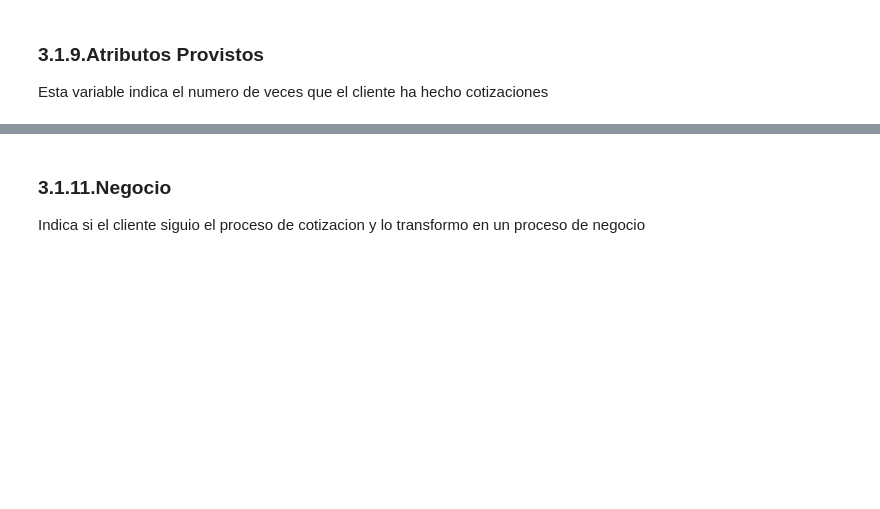
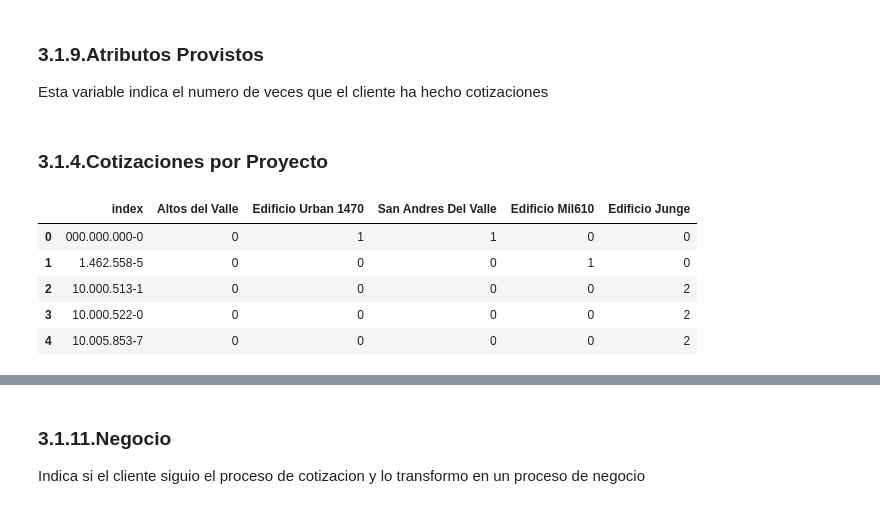
Before and after one commit to jcardenaslie/mem_aitue, a Jupyter notebook: Main Project/Data Preparation.ipynb, the cells around one changed output, grey strips where cells are left out. Cells and saved outputs as stored; diff of their text form; code cells hidden in the pictures; blank space fills up the shorter version.

```diff
--- a/Main Project/Data Preparation.ipynb
+++ b/Main Project/Data Preparation.ipynb
@@ -549,2 +581,35 @@ cot_mod['is_estado_civil'] = ~cot_all['Estado Civil'].isnull()
 
 cot_mod = cot_mod.drop(['Telefono','Correo Electronico','Telefono','Nombre','Apellido 1','Apellido 2','Nombre Completo'], axis=1)
+# %% [markdown]
+### 3.1.4.Cotizaciones por Proyecto
+# %%
+rut_dict = dict()
+
+
+for index, row in cot_mod.iterrows():
+    rut = row['Format Rut']
+    pr = row['Proyecto']
+
+    if rut not in rut_dict.keys():
+        rut_dict[rut] = dict()
+        rut_dict[rut]['Altos del Valle'] = 0
+        rut_dict[rut]['Edificio Urban 1470'] = 0
+        rut_dict[rut]['San Andres Del Valle'] = 0
+        rut_dict[rut]['Edificio Mil610'] = 0
+        rut_dict[rut]['Edificio Junge'] = 0
+
+    rut_dict[rut][pr] +=1
+
+
+
+rut_proyectos = pd.DataFrame.from_dict(rut_dict,orient='index').reset_index()
+rut_proyectos.head()
+
+# cot_mod = pd.merge(cot_mod_cp, rut_proyectos,how='left', left_on='Format Rut', right_on='index')
+# %% [output]
+|  | index | Altos del Valle | Edificio Urban 1470 | San Andres Del Valle | Edificio Mil610 | Edificio Junge |
+| 0 | 000.000.000-0 | 0 | 1 | 1 | 0 | 0 |
+| 1 | 1.462.558-5 | 0 | 0 | 0 | 1 | 0 |
+| 2 | 10.000.513-1 | 0 | 0 | 0 | 0 | 2 |
+| 3 | 10.000.522-0 | 0 | 0 | 0 | 0 | 2 |
+| 4 | 10.005.853-7 | 0 | 0 | 0 | 0 | 2 |
```
Also changed, not shown: parts of 40 cells of this notebook, 36 other files.
